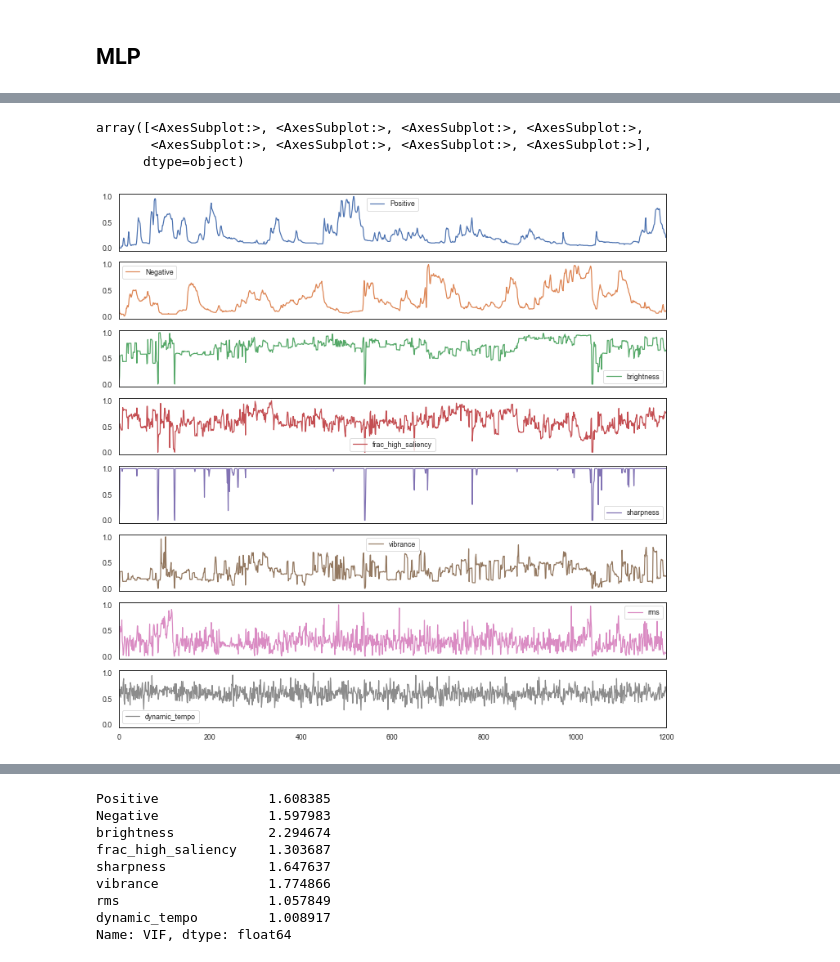
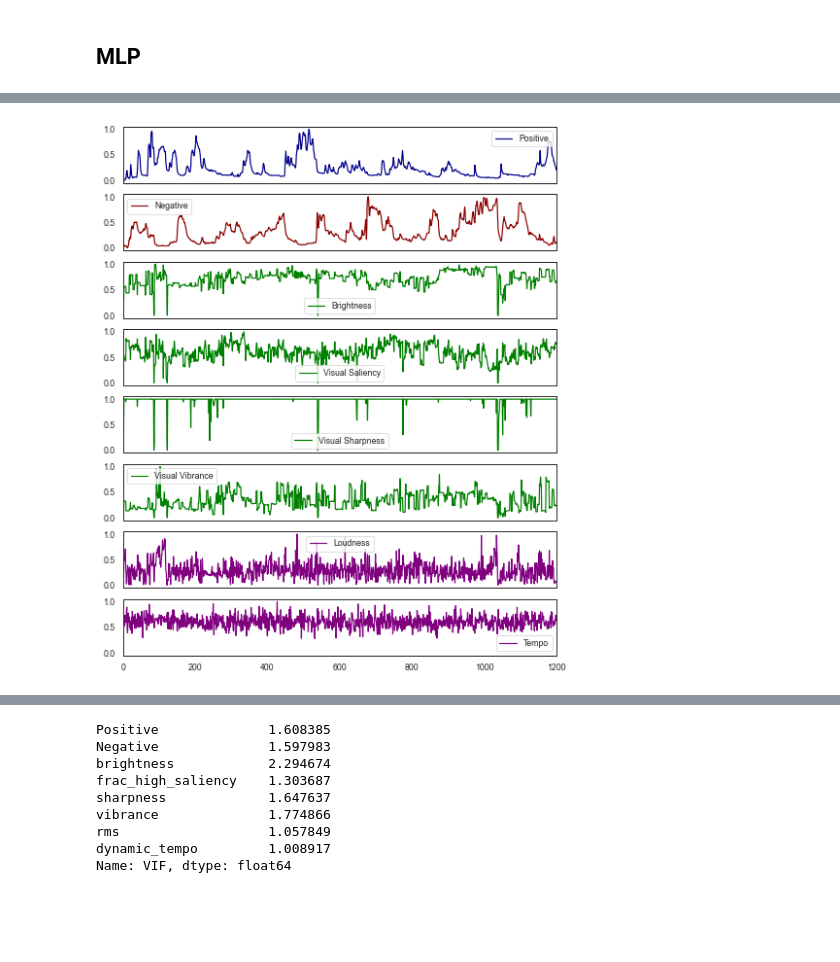
Before and after one commit to catcamacho/emocodes, a Jupyter notebook: reliability_analysis/4_CompareExternalLowLevel.ipynb, the cells around one changed output, grey strips where cells are left out. Drawn from its saved outputs; the diff is of its cells as text; code cells hidden in the pictures; blank space fills up the shorter version.

```diff
--- a/reliability_analysis/4_CompareExternalLowLevel.ipynb
+++ b/reliability_analysis/4_CompareExternalLowLevel.ipynb
@@ -74,4 +73,4 @@ ll = pd.read_csv(ll_dir + 'MLP_lowlevel_features.csv', index_col='onset')[['brig
 ext = pd.read_csv(ext_dir + 'MLP_ratings.csv', index_col=None)[['Positive','Negative']]
 combdata = ext.merge(ll, left_index=True, right_index=True)
 data = pd.DataFrame(mm.fit_transform(combdata), columns=combdata.columns, index=combdata.index)
-data.head()
+data.columns=['Positive', 'Negative', 'Brightness','Visual Saliency', 'Visual Sharpness', 'Visual Vibrance', 'Loudness', 'Tempo']
@@ -85,10 +77,9 @@ data.head()
 # %%
-data.plot(subplots=True, figsize=(12,12),xlim=(0, data.index.to_list()[-1]))
+data.plot(subplots=True, figsize=(8,10),xlim=(0, data.index.to_list()[-1]), legend=True,
+          color=['darkblue','darkred','green','green','green','green','purple','purple'])
+plt.savefig('MLP_ll_plots.svg')
 # %% [output]
-array([<AxesSubplot:>, <AxesSubplot:>, <AxesSubplot:>, <AxesSubplot:>,
-       <AxesSubplot:>, <AxesSubplot:>, <AxesSubplot:>, <AxesSubplot:>],
-      dtype=object)
-[figure, old version]
+[figure, new version]
 # %%
 # Compute first derivative and compute correlations between shifts in values
 corr = ec.pairwise_corr(data)
```
Also changed, not shown: parts of 3 cells of this notebook, 3 other files.
